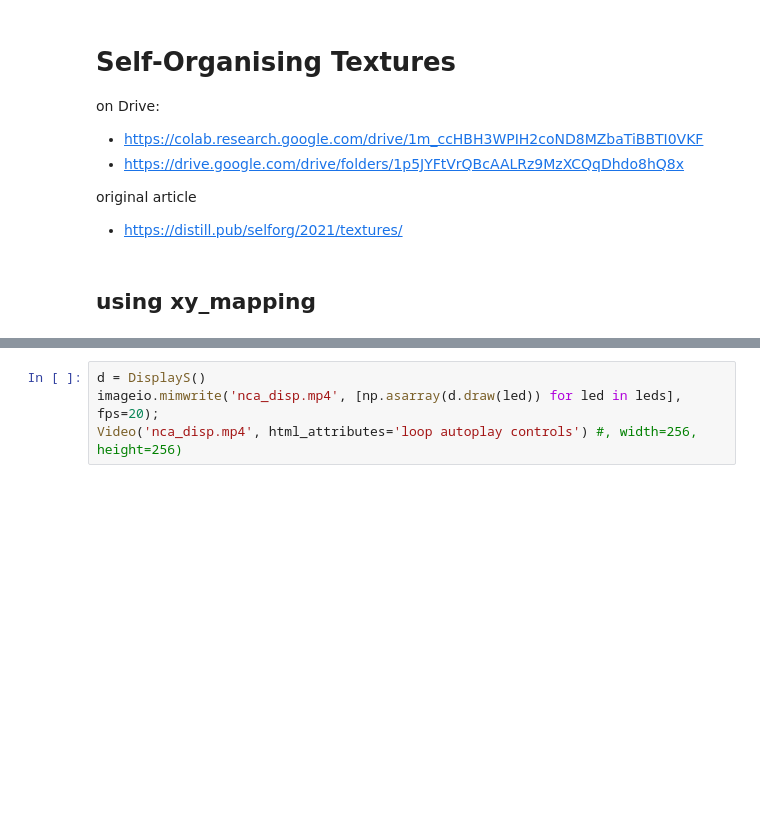
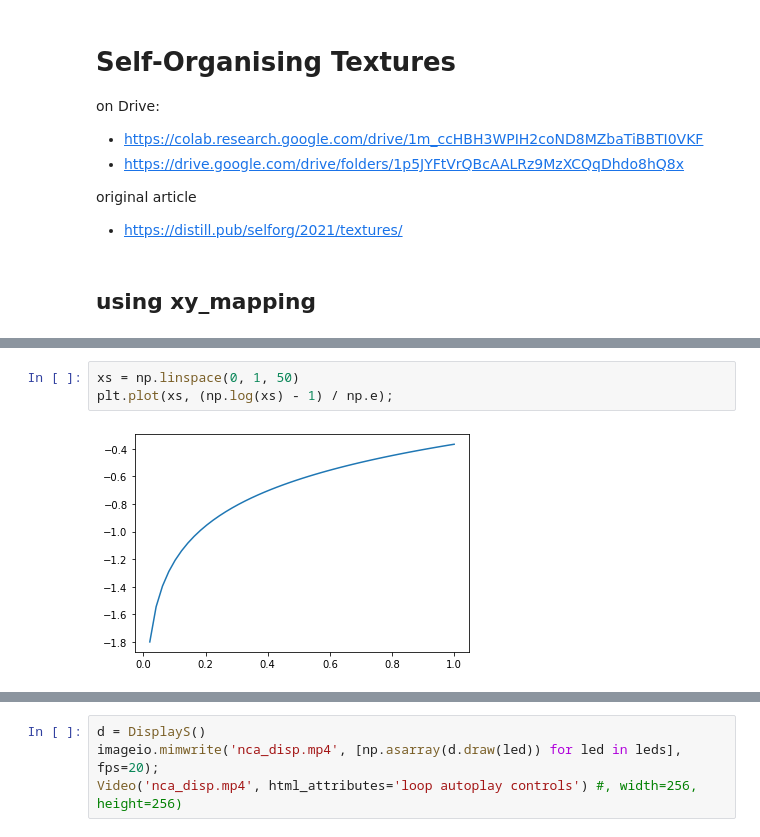
Before and after one commit to nuru-nu/moyo, a Jupyter notebook: notebooks/animations.ipynb, the cells around one changed output, grey strips where cells are left out. Saved outputs shown, nothing was run; the diff lists cells and outputs as text; blank space fills up the shorter version.

```diff
--- a/notebooks/animations.ipynb
+++ b/notebooks/animations.ipynb
@@ -710,0 +717,5 @@ IMAGEIO FFMPEG_WRITER WARNING: input image is not divisible by macro_block_size=
+# %%
+xs = np.linspace(0, 1, 50)
+plt.plot(xs, (np.log(xs) - 1) / np.e);
+# %% [output]
+[figure, added]
```
Also changed, not shown: parts of 2 cells of this notebook.
